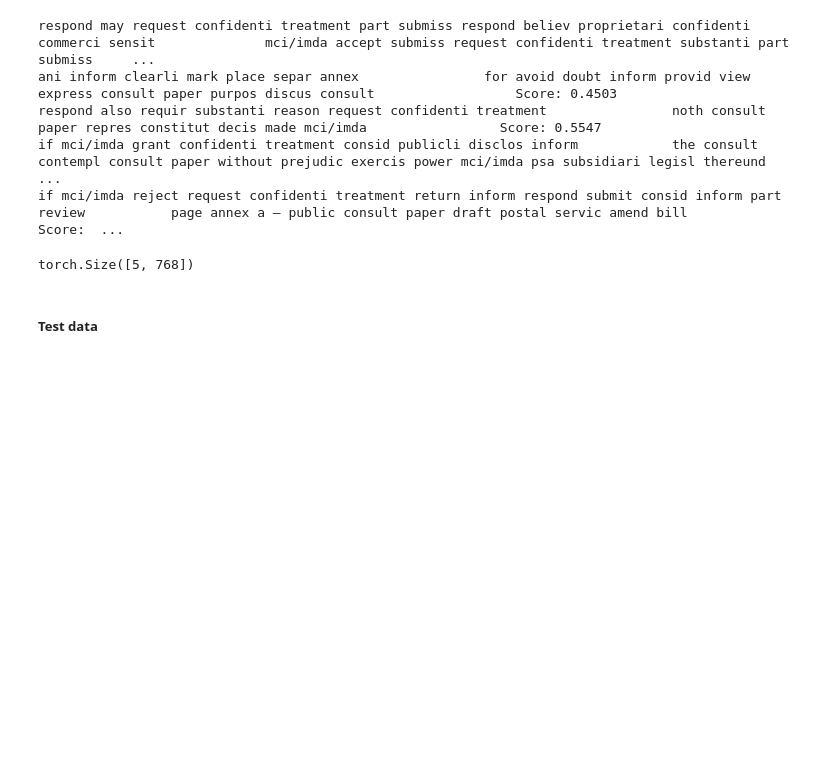
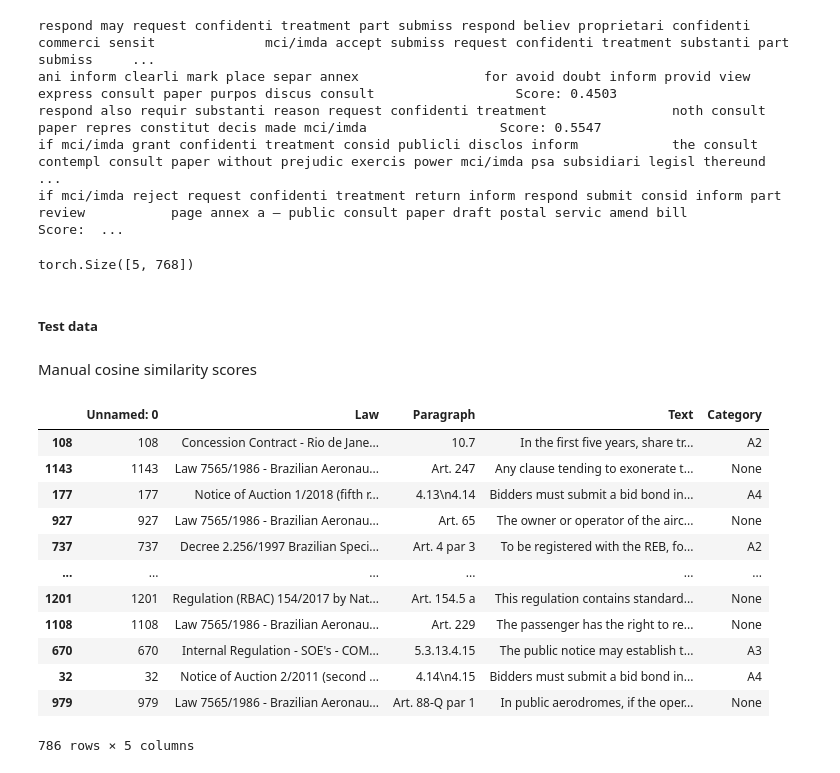
Before and after one commit to janinepdevera/legal-text-classification-CIA, a Jupyter notebook: code/python/02 models_bert.ipynb, the cells around one changed output. Cells and saved outputs as stored; diff of their text form; code cells hidden in the pictures; blank space fills up the shorter version.

```diff
--- a/code/python/02 models_bert.ipynb
+++ b/code/python/02 models_bert.ipynb
@@ -224,3 +224,9 @@ for pair in pairs[0:10]:
     print("{} \t\t {} \t\t Score: {:.4f}".format(sentences[i], sentences[j], pair['score']))
 # %% [markdown]
 ##### Test data
+# %%
+# sample test data
+test_data = pd.read_csv("data/01 legal_texts_with_labels.csv")
+test_sample = test_data.sample(frac = 0.5, random_state=1)
+# definitions
+oecd_defs = pd.read_csv("data/01 oecd_definitions.csv")
@@ -227 +238,19 @@ for pair in pairs[0:10]:
+# %% [markdown]
+Manual cosine similarity scores
+# %%
+test_sample
+# %% [output]
+|  | Unnamed: 0 | Law | Paragraph | Text | Category |
+| 108 | 108 | Concession Contract - Rio de Jane... | 10.7 | In the first five years, share tr... | A2 |
+| 1143 | 1143 | Law 7565/1986 - Brazilian Aeronau... | Art. 247 | Any clause tending to exonerate t... | None |
+| 177 | 177 | Notice of Auction 1/2018 (fifth r... | 4.13\n4.14 | Bidders must submit a bid bond in... | A4 |
+| 927 | 927 | Law 7565/1986 - Brazilian Aeronau... | Art. 65 | The owner or operator of the airc... | None |
+| 737 | 737 | Decree 2.256/1997 Brazilian Speci... | Art. 4 par 3 | To be registered with the REB, fo... | A2 |
+| ... | ... | ... | ... | ... | ... |
+| 1201 | 1201 | Regulation (RBAC) 154/2017 by Nat... | Art. 154.5 a | This regulation contains standard... | None |
+| 1108 | 1108 | Law 7565/1986 - Brazilian Aeronau... | Art. 229 | The passenger has the right to re... | None |
+| 670 | 670 | Internal Regulation - SOE's - COM... | 5.3.13.4.15 | The public notice may establish t... | A3 |
+| 32 | 32 | Notice of Auction 2/2011 (second ... | 4.14\n4.15 | Bidders must submit a bid bond in... | A4 |
+| 979 | 979 | Law 7565/1986 - Brazilian Aeronau... | Art. 88-Q par 1 | In public aerodromes, if the oper... | None |
+786 rows × 5 columns
 # %%
```
Also changed, not shown: parts of 8 cells of this notebook, 1 other file.
